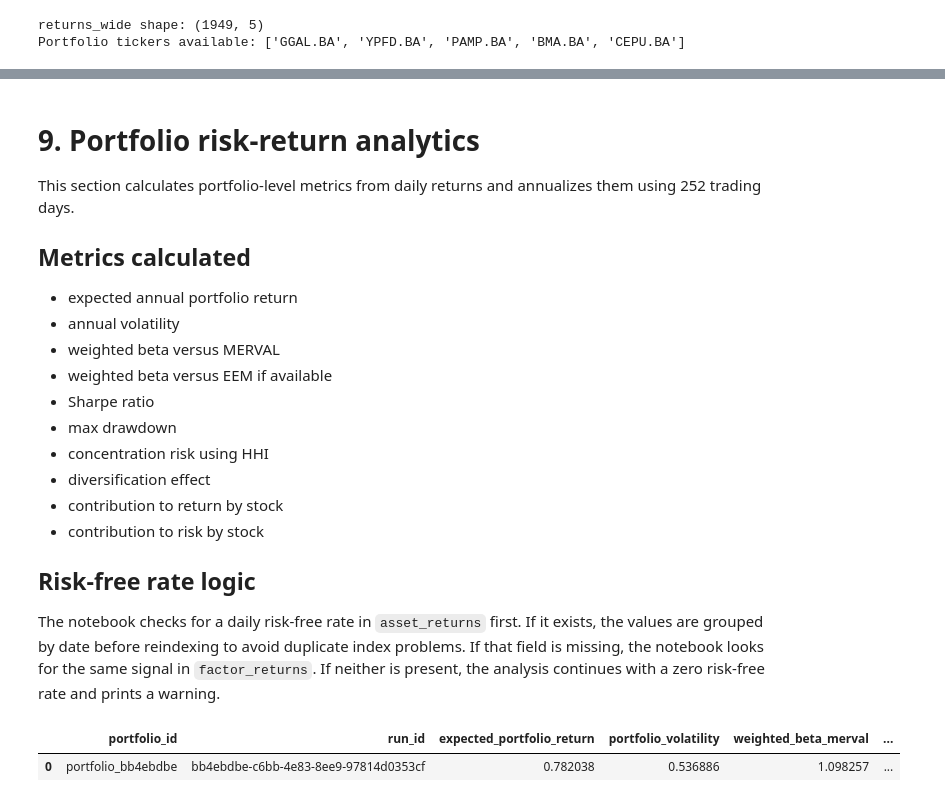
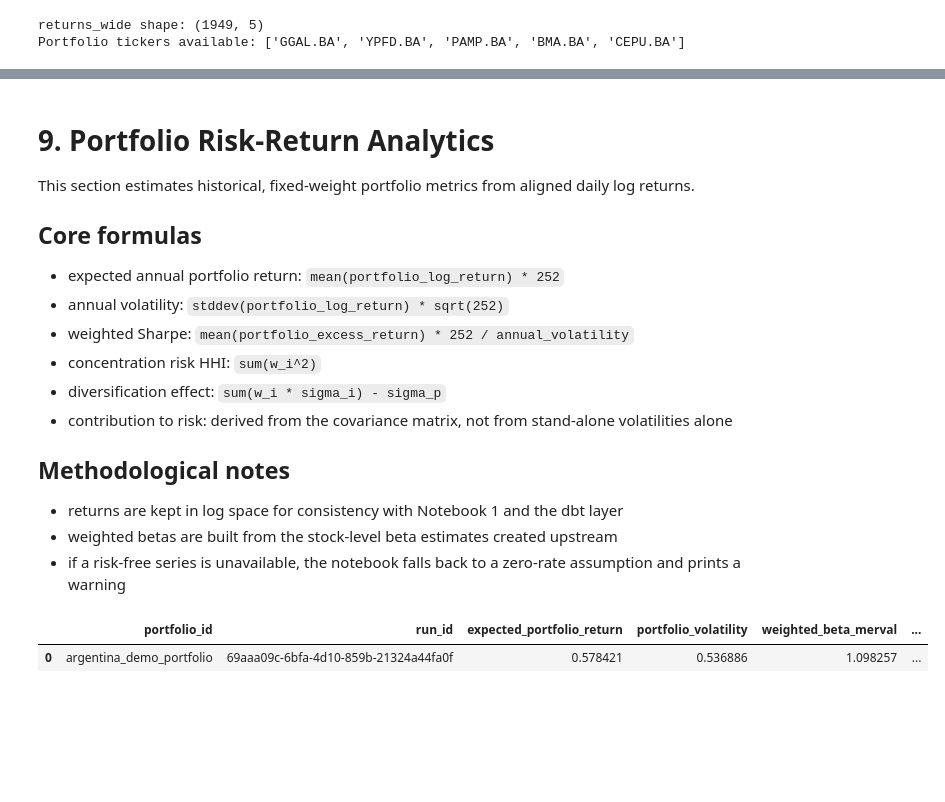
Before and after one commit to joseBouza17/bigdata-merval-analysis, a Jupyter notebook: 02_transform_serve_montecarlo.ipynb, the cells around one changed output, grey strips where cells are left out. Drawn from its saved outputs; the diff is of its cells as text; code cells hidden in the pictures; blank space fills up the shorter version.

```diff
--- a/02_transform_serve_montecarlo.ipynb
+++ b/02_transform_serve_montecarlo.ipynb
@@ -33,7 +31,11 @@ import numpy as np
 import pandas as pd
 import matplotlib.pyplot as plt
 from datetime import datetime, timezone
+from google.api_core.exceptions import NotFound
 from google.cloud import bigquery
+
+# Global annualization convention shared with Notebook 1 and the dbt models.
+TRADING_DAYS = 252
 
 PROJECT_ID = "bigdata-financeargentina"
 LOCATION = "US"
@@ -42,8 +44,11 @@ RAW_DATASET = "raw_market"
 PROCESSED_DATASET = "processed_market"
 ANALYTICS_DATASET = "analytics_market"
 
+# Stable portfolio identifier for cross-run comparison plus run-specific audit fields.
+PORTFOLIO_ID = "argentina_demo_portfolio"
 RUN_ID = str(uuid.uuid4())
 INGESTION_TIMESTAMP = datetime.now(timezone.utc)
+INCREMENTAL_MODE = False  # Set to False for a clean slate on each run.
 
 USER_PORTFOLIO = {
     "GGAL.BA": 0.25,
@@ -55,6 +60,6 @@ USER_PORTFOLIO = {
 
 INITIAL_PORTFOLIO_VALUE = 10000
 NUM_SIMULATIONS = 10000
-SIMULATION_DAYS = 252
+SIMULATION_DAYS = TRADING_DAYS
 RANDOM_SEED = 42
 # %% [markdown]
@@ -342,6 +375,5 @@ Validation checks include:
 # %%
 weights = validate_portfolio_weights(USER_PORTFOLIO)
-PORTFOLIO_ID = f"portfolio_{RUN_ID[:8]}"
 
 available_stock_tickers = set(stock_metrics["ticker"].astype(str)) if "ticker" in stock_metrics.columns else set()
 missing_in_stock_metrics = sorted(set(weights.index) - available_stock_tickers)
@@ -352,6 +384,7 @@ if missing_in_stock_metrics:
     )
 
 portfolio_returns = returns_wide[weights.index.tolist()].copy()
+# Restrict to dates where the full portfolio is observable so all metrics share one comparable sample.
 portfolio_returns = portfolio_returns.dropna(how="any")
 
 if portfolio_returns.empty:
@@ -382,25 +415,25 @@ Aligned portfolio return history shape: (1949, 5)
 # %% [markdown]
-# 9. Portfolio risk-return analytics
+# 9. Portfolio Risk-Return Analytics
 
-This section calculates portfolio-level metrics from daily returns and annualizes them using 252 trading days.
+This section estimates historical, fixed-weight portfolio metrics from aligned daily log returns.
 
-## Metrics calculated
-- expected annual portfolio return
-- annual volatility
-- weighted beta versus MERVAL
-- weighted beta versus EEM if available
-- Sharpe ratio
-- max drawdown
-- concentration risk using HHI
-- diversification effect
-- contribution to return by stock
-- contribution to risk by stock
+## Core formulas
+- expected annual portfolio return: `mean(portfolio_log_return) * 252`
+- annual volatility: `stddev(portfolio_log_return) * sqrt(252)`
+- weighted Sharpe: `mean(portfolio_excess_return) * 252 / annual_volatility`
+- concentration risk HHI: `sum(w_i^2)`
+- diversification effect: `sum(w_i * sigma_i) - sigma_p`
+- contribution to risk: derived from the covariance matrix, not from stand-alone volatilities alone
 
-## Risk-free rate logic
-The notebook checks for a daily risk-free rate in `asset_returns` first. If it exists, the values are grouped by date before reindexing to avoid duplicate index problems. If that field is missing, the notebook looks for the same signal in `factor_returns`. If neither is present, the analysis continues with a zero risk-free rate and prints a warning.
+## Methodological notes
+- returns are kept in log space for consistency with Notebook 1 and the dbt layer
+- weighted betas are built from the stock-level beta estimates created upstream
+- if a risk-free series is unavailable, the notebook falls back to a zero-rate assumption and prints a warning
 # %%
 mean_daily_returns = portfolio_returns.mean()
 cov_daily = portfolio_returns.cov()
+
+# Weighted sum of constituent log returns is the portfolio's daily log-return approximation.
 portfolio_daily_returns = portfolio_returns @ weights
 
 expected_portfolio_return = annualize_return(portfolio_daily_returns.mean())
@@ -425,13 +458,13 @@ elif "risk_free_daily" in factor_returns.columns:
     )
 
 if risk_free_series is not None and not risk_free_series.empty:
-    aligned_rf = risk_free_series.reindex(portfolio_daily_returns.index).fillna(method="ffill").fillna(0)
+    aligned_rf = risk_free_series.reindex(portfolio_daily_returns.index).ffill().fillna(0)
 else:
     print("Warning: risk_free_daily not found in processed inputs. Defaulting to 0 for Sharpe ratio.")
     aligned_rf = pd.Series(0, index=portfolio_daily_returns.index, dtype="float64")
 
 excess_portfolio_daily = portfolio_daily_returns - aligned_rf
-weighted_sharpe = safe_divide(excess_portfolio_daily.mean() * 252, portfolio_daily_returns.std() * np.sqrt(252))
+weighted_sharpe = safe_divide(excess_portfolio_daily.mean() * TRADING_DAYS, portfolio_daily_returns.std() * np.sqrt(TRADING_DAYS))
 
 # Weighted betas are built from stock-level metrics if available.
 def choose_beta_column(df, candidates):
@@ -455,8 +488,8 @@ if "ticker" in beta_metrics.columns and beta_merval_col:
 # Concentration risk uses the Herfindahl-Hirschman Index (HHI).
 concentration_risk_hhi = float((weights ** 2).sum())
 
-# Diversification effect compares the weighted average of individual volatilities against portfolio volatility.
-individual_vols = portfolio_returns.std() * np.sqrt(252)
+# Diversification effect compares weighted average stand-alone volatility against portfolio volatility.
+individual_vols = portfolio_returns.std() * np.sqrt(TRADING_DAYS)
 weighted_average_asset_vol = float((weights * individual_vols).sum())
 diversification_effect = weighted_average_asset_vol - portfolio_volatility
 
@@ -464,7 +497,7 @@ diversification_effect = weighted_average_asset_vol - portfolio_volatility
 asset_annual_returns = mean_daily_returns.apply(annualize_return)
 contribution_to_return = weights * asset_annual_returns
 
-# Contribution to risk uses marginal contribution to volatility from the covariance matrix.
+# Contribution to risk uses marginal contribution implied by the covariance matrix.
 portfolio_variance_daily = float(weights.T @ cov_daily.values @ weights)
 portfolio_vol_daily = np.sqrt(portfolio_variance_daily)
 if np.isclose(portfolio_vol_daily, 0):
@@ -481,32 +514,32 @@ else:
 portfolio_scenarios = pd.DataFrame([
     {
         "portfolio_id": PORTFOLIO_ID,
         "run_id": RUN_ID,
         "expected_portfolio_return": expected_portfolio_return,
         "portfolio_volatility": portfolio_volatility,
         "weighted_beta_merval": weighted_beta_merval,
         "weighted_beta_eem": weighted_beta_eem,
         "weighted_sharpe": weighted_sharpe,
         "max_drawdown": max_drawdown,
         "diversification_effect": diversification_effect,
         "concentration_risk_hhi": concentration_risk_hhi,
         "num_assets": int(len(weights)),
         "ingestion_timestamp": INGESTION_TIMESTAMP,
     }
 ])
 
 portfolio_contributions = pd.DataFrame({
     "portfolio_id": PORTFOLIO_ID,
     "ticker": weights.index,
     "weight": weights.values,
     "contribution_to_return": contribution_to_return.values,
     "contribution_to_risk_pct": contribution_to_risk_pct.reindex(weights.index).values,
     "run_id": RUN_ID,
     "ingestion_timestamp": INGESTION_TIMESTAMP,
 })
 
 portfolio_scenarios
 # %% [output]
 |  | portfolio_id | run_id | expected_portfolio_return | portfolio_volatility | weighted_beta_merval | ... |
-| 0 | portfolio_bb4ebdbe | bb4ebdbe-c6bb-4e83-8ee9-97814d0353cf | 0.782038 | 0.536886 | 1.098257 | ... |
+| 0 | argentina_demo_portfolio | 69aaa09c-6bfa-4d10-859b-21324a44fa0f | 0.578421 | 0.536886 | 1.098257 | ... |
 # %% [markdown]
```
Also changed, not shown: parts of 29 cells of this notebook, 21 other files.
